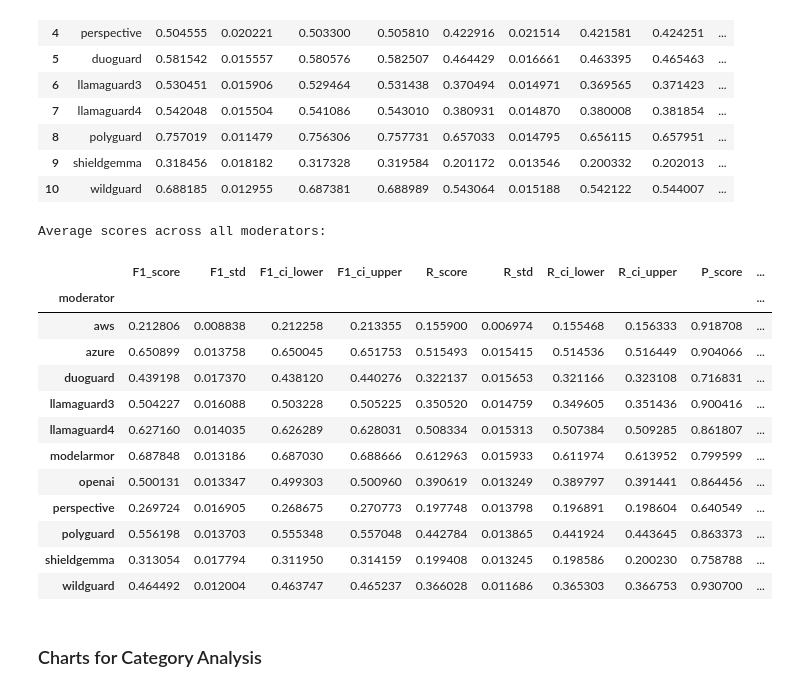
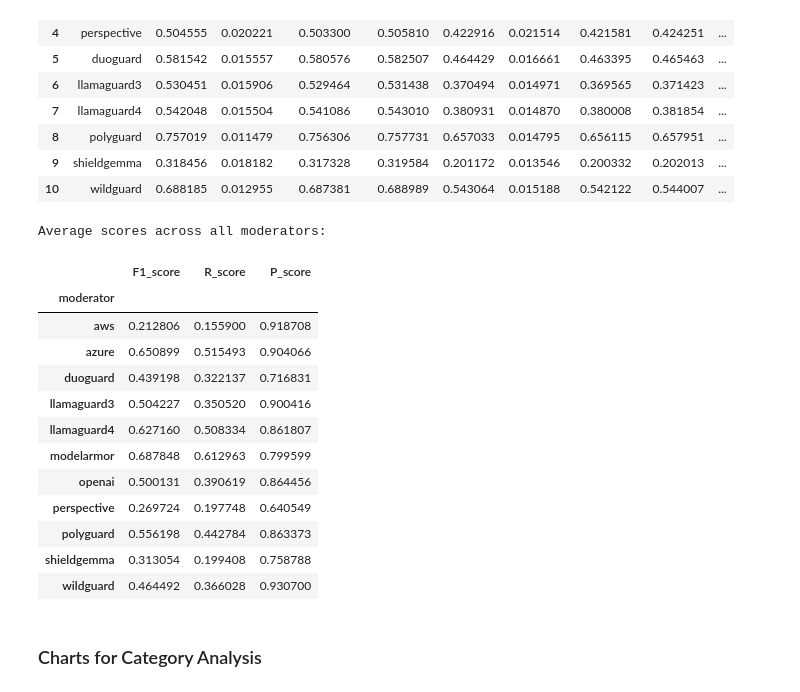
Before and after one commit to govtech-responsibleai/RabakBench, a Jupyter notebook: dataset_eda.ipynb, the cells around one changed output. Saved outputs shown, nothing was run; the diff lists cells and outputs as text; code cells hidden in the pictures.

```diff
--- a/dataset_eda.ipynb
+++ b/dataset_eda.ipynb
@@ -203,23 +203,23 @@ Evaluation on Chinese RabakBench:
 | 10 | wildguard | 0.688185 | 0.012955 | 0.687381 | 0.688989 | 0.543064 | 0.015188 | 0.542122 | 0.544007 | ... |
 # %%
 print("Average scores across all moderators:")
-df_eval_avg = pd.concat([df_eval_en, df_eval_ms, df_eval_ta, df_eval_zh]).groupby('moderator').mean()
+df_eval_avg = pd.concat([df_eval_en, df_eval_ms, df_eval_ta, df_eval_zh])[['moderator', 'F1_score', 'R_score', 'P_score']].groupby('moderator').mean()
 display(df_eval_avg)
 # %% [output]
 Average scores across all moderators:
-|  | F1_score | F1_std | F1_ci_lower | F1_ci_upper | R_score | R_std | R_ci_lower | R_ci_upper | P_score | ... |
-| moderator |  |  |  |  |  |  |  |  |  | ... |
-| aws | 0.212806 | 0.008838 | 0.212258 | 0.213355 | 0.155900 | 0.006974 | 0.155468 | 0.156333 | 0.918708 | ... |
-| azure | 0.650899 | 0.013758 | 0.650045 | 0.651753 | 0.515493 | 0.015415 | 0.514536 | 0.516449 | 0.904066 | ... |
-| duoguard | 0.439198 | 0.017370 | 0.438120 | 0.440276 | 0.322137 | 0.015653 | 0.321166 | 0.323108 | 0.716831 | ... |
-| llamaguard3 | 0.504227 | 0.016088 | 0.503228 | 0.505225 | 0.350520 | 0.014759 | 0.349605 | 0.351436 | 0.900416 | ... |
-| llamaguard4 | 0.627160 | 0.014035 | 0.626289 | 0.628031 | 0.508334 | 0.015313 | 0.507384 | 0.509285 | 0.861807 | ... |
-| modelarmor | 0.687848 | 0.013186 | 0.687030 | 0.688666 | 0.612963 | 0.015933 | 0.611974 | 0.613952 | 0.799599 | ... |
-| openai | 0.500131 | 0.013347 | 0.499303 | 0.500960 | 0.390619 | 0.013249 | 0.389797 | 0.391441 | 0.864456 | ... |
-| perspective | 0.269724 | 0.016905 | 0.268675 | 0.270773 | 0.197748 | 0.013798 | 0.196891 | 0.198604 | 0.640549 | ... |
-| polyguard | 0.556198 | 0.013703 | 0.555348 | 0.557048 | 0.442784 | 0.013865 | 0.441924 | 0.443645 | 0.863373 | ... |
-| shieldgemma | 0.313054 | 0.017794 | 0.311950 | 0.314159 | 0.199408 | 0.013245 | 0.198586 | 0.200230 | 0.758788 | ... |
-| wildguard | 0.464492 | 0.012004 | 0.463747 | 0.465237 | 0.366028 | 0.011686 | 0.365303 | 0.366753 | 0.930700 | ... |
+|  | F1_score | R_score | P_score |
+| moderator |  |  |  |
+| aws | 0.212806 | 0.155900 | 0.918708 |
+| azure | 0.650899 | 0.515493 | 0.904066 |
+| duoguard | 0.439198 | 0.322137 | 0.716831 |
+| llamaguard3 | 0.504227 | 0.350520 | 0.900416 |
+| llamaguard4 | 0.627160 | 0.508334 | 0.861807 |
+| modelarmor | 0.687848 | 0.612963 | 0.799599 |
+| openai | 0.500131 | 0.390619 | 0.864456 |
+| perspective | 0.269724 | 0.197748 | 0.640549 |
+| polyguard | 0.556198 | 0.442784 | 0.863373 |
+| shieldgemma | 0.313054 | 0.199408 | 0.758788 |
+| wildguard | 0.464492 | 0.366028 | 0.930700 |
 # %% [markdown]
 ### Charts for Category Analysis
 # %%
```
